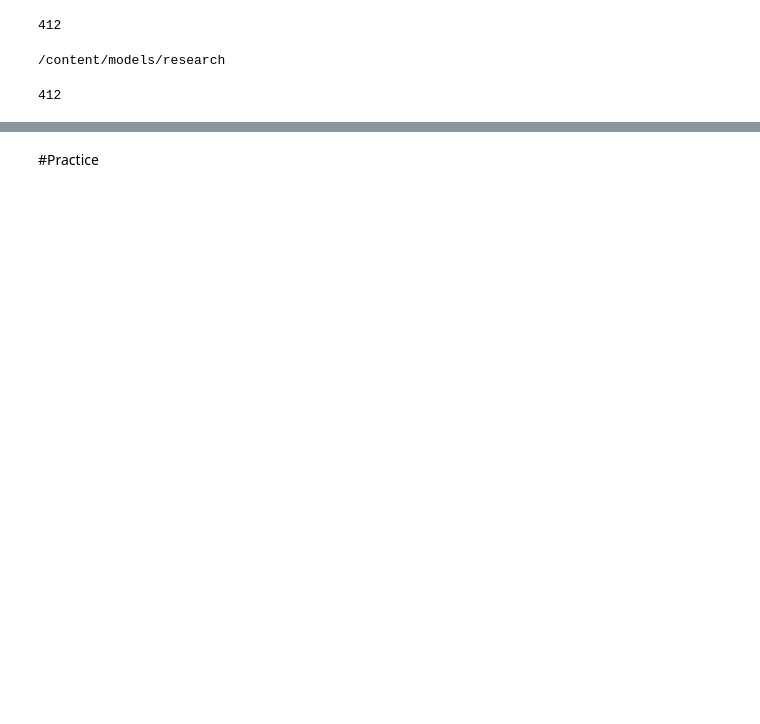
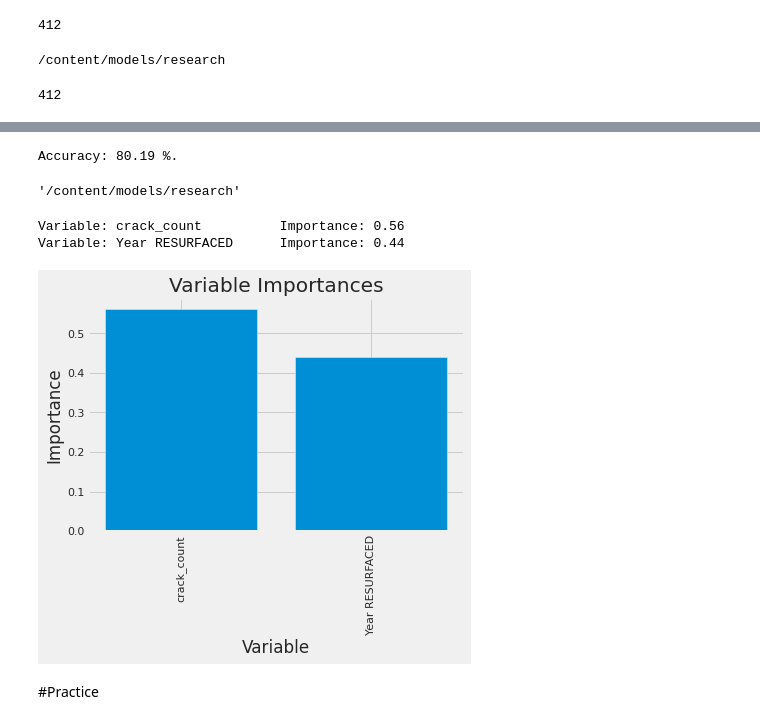
Before and after one commit to mounesi/pa, a Jupyter notebook: notebooks/random_forest_Irvington_validation.ipynb, the cells around one changed output, grey strips where cells are left out. Cells and saved outputs as stored; diff of their text form; code cells hidden in the pictures; blank space fills up the shorter version.

Commit message:
random forest feature is added

```diff
--- a/notebooks/random_forest_Irvington_validation.ipynb
+++ b/notebooks/random_forest_Irvington_validation.ipynb
@@ -713,0 +822,10 @@ g.savefig("Year\ RESURFACED vs machine vision prediction.png")
+# %%
+# Saving feature names for later use
+feature_list = list(df2.columns)
+# Convert to numpy array
+df2 = np.array(df2)
+# %%
+# Using Skicit-learn to split data into training and testing sets
+from sklearn.model_selection import train_test_split
+# Split the data into training and testing sets
+train_features, test_features, train_labels, test_labels = train_test_split(df2, labels, test_size = 0.25, random_state = 42)
@@ -713,0 +848,7 @@ g.savefig("Year\ RESURFACED vs machine vision prediction.png")
+# %%
+# Import the model we are using
+from sklearn.ensemble import RandomForestRegressor
+# Instantiate model with 1000 decision trees
+rf = RandomForestRegressor(n_estimators = 1000, random_state = 42)
+# Train the model on training data
+rf.fit(train_features, train_labels);
@@ -713,0 +864,8 @@ g.savefig("Year\ RESURFACED vs machine vision prediction.png")
+# %%
+# Calculate mean absolute percentage error (MAPE)
+mape = 100 * (errors / test_labels)
+# Calculate and display accuracy
+accuracy = 100 - np.mean(mape)
+print('Accuracy:', round(accuracy, 2), '%.')
+# %% [output]
+Accuracy: 80.19 %.
@@ -714,3 +899,35 @@ g.savefig("Year\ RESURFACED vs machine vision prediction.png")
+# %%
+pwd
+# %% [output]
+'/content/models/research'
+# %%
+# Get numerical feature importances
+importances = list(rf.feature_importances_)
+# List of tuples with variable and importance
+feature_importances = [(feature, round(importance, 2)) for feature, importance in zip(feature_list, importances)]
+# Sort the feature importances by most important first
+feature_importances = sorted(feature_importances, key = lambda x: x[1], reverse = True)
+# Print out the feature and importances
+[print('Variable: {:20} Importance: {}'.format(*pair)) for pair in feature_importances];
+# %% [output]
+Variable: crack_count          Importance: 0.56
+Variable: Year RESURFACED      Importance: 0.44
+# %%
+# Import matplotlib for plotting and use magic command for Jupyter Notebooks
+import matplotlib.pyplot as plt
+%matplotlib inline
+# Set the style
+plt.style.use('fivethirtyeight')
+# list of x locations for plotting
+x_values = list(range(len(importances)))
+# Make a bar chart
+plt.bar(x_values, importances, orientation = 'vertical')
+# Tick labels for x axis
+plt.xticks(x_values, feature_list, rotation='vertical')
+# Axis labels and title
+plt.ylabel('Importance'); plt.xlabel('Variable'); plt.title('Variable Importances');
+# %% [output]
+[figure, added]
 # %% [markdown]
 #Practice
 # %%
```
Also changed, not shown: parts of 32 cells of this notebook.
